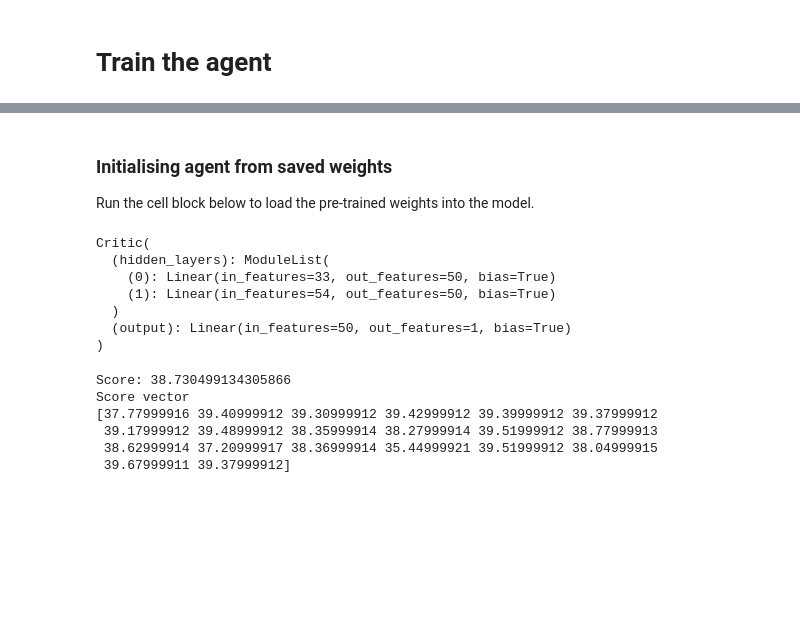
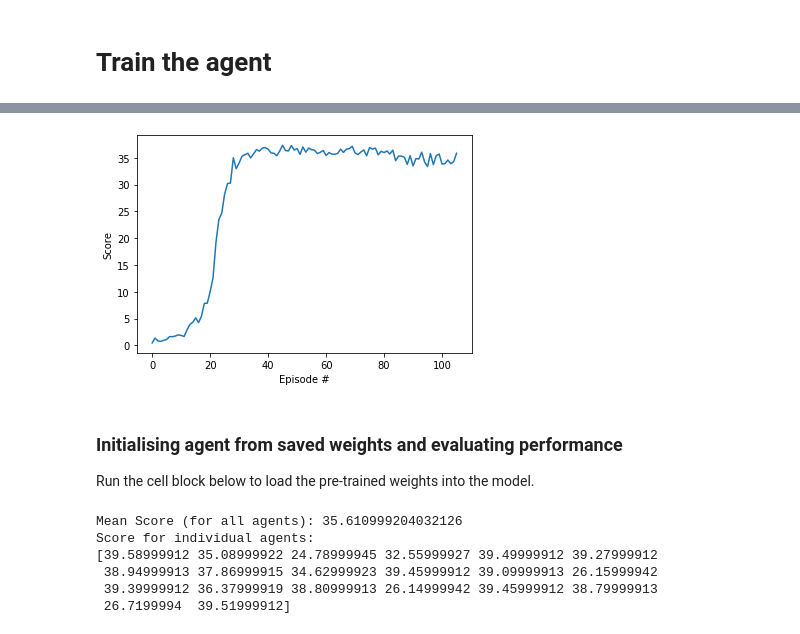
Before and after one commit to chrillemanden/DRLND-DDPG-Reacher, a Jupyter notebook: Results.ipynb, the cells around one changed output, grey strips where cells are left out. Cells and saved outputs as stored; diff of their text form; code cells hidden in the pictures; blank space fills up the shorter version.

```diff
--- a/Results.ipynb
+++ b/Results.ipynb
@@ -214,0 +186,6 @@ Episode 212     Average Score: 1.19
+# %%
+# Bigger network and using batch normalisation and added noise
+actor_hidden_layers = [100, 200, 100]
+critic_hidden_layers = [200, 100, 50]
+agent4 = Agent(state_size, action_size, num_agents, 0, actor_hidden_layers, critic_hidden_layers, use_batch_norm=True, use_noise=True)
+scores4 = ddpg_train(agent4, env, brain_name, num_agents, actor_model_pth='actor_model4.pth', critic_model_pth='critic_model4.pth', n_episodes=300)
@@ -214,0 +210,13 @@ Episode 212     Average Score: 1.19
+# %%
+# plot the scores
+Scores_plot = plt.figure()
+ax = Scores_plot.add_subplot(111)
+plt.plot(np.arange(len(scores4)), scores4)
+plt.ylabel('Score')
+plt.xlabel('Episode #')
+plt.title('Agent 4')
+
+#plt.savefig("Scores_plot.png")
+plt.show()
+# %% [output]
+[figure, added]
@@ -215,44 +227,16 @@ Episode 212     Average Score: 1.19
 # %% [markdown]
-### Initialising agent from saved weights
+### Initialising agent from saved weights and evaluating performance
 Run the cell block below to load the pre-trained weights into the model.
 # %%
+# Agent initialised without added noise
 actor_hidden_layers = [50, 50]
 critic_hidden_layers = [50, 50]
 agent_show = Agent(state_size, action_size, num_agents, 0, actor_hidden_layers, critic_hidden_layers, use_batch_norm=True)
-agent_show.actor_local.load_state_dict(torch.load('actor_model.pth'))
-agent_show.actor_local.eval()
-agent_show.critic_local.load_state_dict(torch.load('critic_model.pth'))
-agent_show.critic_local.eval()
+ddpg_show(agent_show, env, brain_name, num_agents, 'actor_model1.pth', 'critic_model1.pth')
 # %% [output]
-Critic(
-  (hidden_layers): ModuleList(
-    (0): Linear(in_features=33, out_features=50, bias=True)
-    (1): Linear(in_features=54, out_features=50, bias=True)
-  )
-  (output): Linear(in_features=50, out_features=1, bias=True)
-)
+Mean Score (for all agents): 35.610999204032126
+Score for individual agents:
+[39.58999912 35.08999922 24.78999945 32.55999927 39.49999912 39.27999912
+ 38.94999913 37.86999915 34.62999923 39.45999912 39.09999913 26.15999942
+ 39.39999912 36.37999919 38.80999913 26.14999942 39.45999912 38.79999913
+ 26.7199994  39.51999912]
-# %%
-env_info = env.reset(train_mode=False)[brain_name] # reset the environment
-states = env_info.vector_observations            # get the current state
-score = np.zeros(num_agents)                                      # initialize the score
-while True:
-    actions = agent_show.act(states)                   # select an action
-    env_info = env.step(actions)[brain_name]        # send the action to the environment
-    next_states = env_info.vector_observations   # get the next state
-    rewards = env_info.rewards                  # get the reward
-    dones = env_info.local_done                  # see if episode has finished
-    score += rewards                                # update the score
-    states = next_states                             # roll over the state to next time step
-    if np.any(dones):                                       # exit loop if episode finished
-        break
-
-print("Score: {}".format(np.mean(score)))
-print("Score vector")
-print(score)
-# %% [output]
-Score: 38.730499134305866
-Score vector
-[37.77999916 39.40999912 39.30999912 39.42999912 39.39999912 39.37999912
- 39.17999912 39.48999912 38.35999914 38.27999914 39.51999912 38.77999913
- 38.62999914 37.20999917 38.36999914 35.44999921 39.51999912 38.04999915
- 39.67999911 39.37999912]
```
Also changed, not shown: parts of 15 cells of this notebook.
